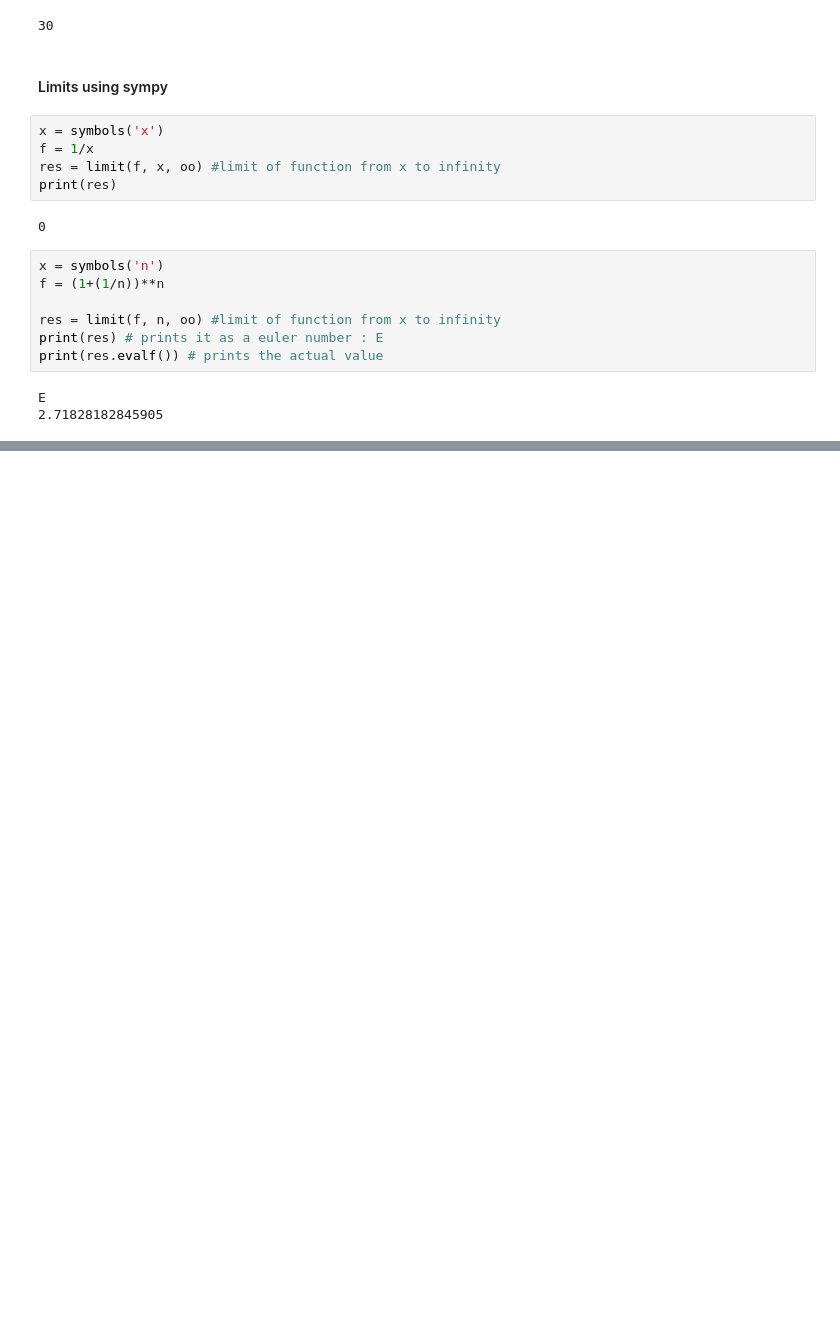
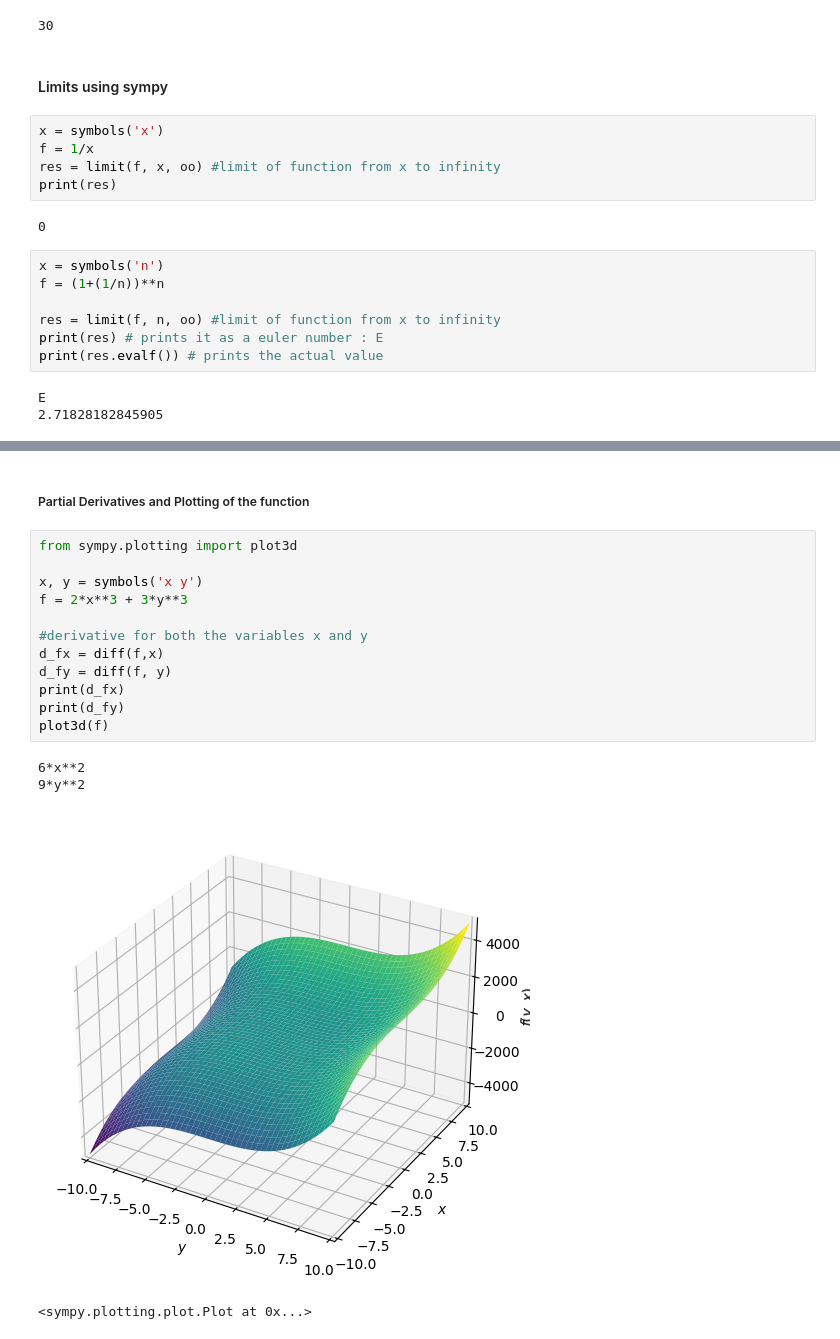
Before and after one commit to samarthRathi/GitHub, a Jupyter notebook: Mathematics-For-DataScience/main.ipynb, the cells around one changed output, grey strips where cells are left out. Saved outputs shown, nothing was run; the diff lists cells and outputs as text; blank space fills up the shorter version.

Commit message:
partial derivative changes added

```diff
--- a/Mathematics-For-DataScience/main.ipynb
+++ b/Mathematics-For-DataScience/main.ipynb
@@ -77,0 +112,19 @@ E
+# %% [markdown]
+##### Partial Derivatives and Plotting of the function
+# %%
+from sympy.plotting import plot3d
+
+x, y = symbols('x y')
+f = 2*x**3 + 3*y**3
+
+#derivative for both the variables x and y
+d_fx = diff(f,x)
+d_fy = diff(f, y)
+print(d_fx)
+print(d_fy)
+plot3d(f)
+# %% [output]
+6*x**2
+9*y**2
+[figure, added]
+<sympy.plotting.plot.Plot at 0x...>
```
Also changed, not shown: parts of 5 cells of this notebook.
